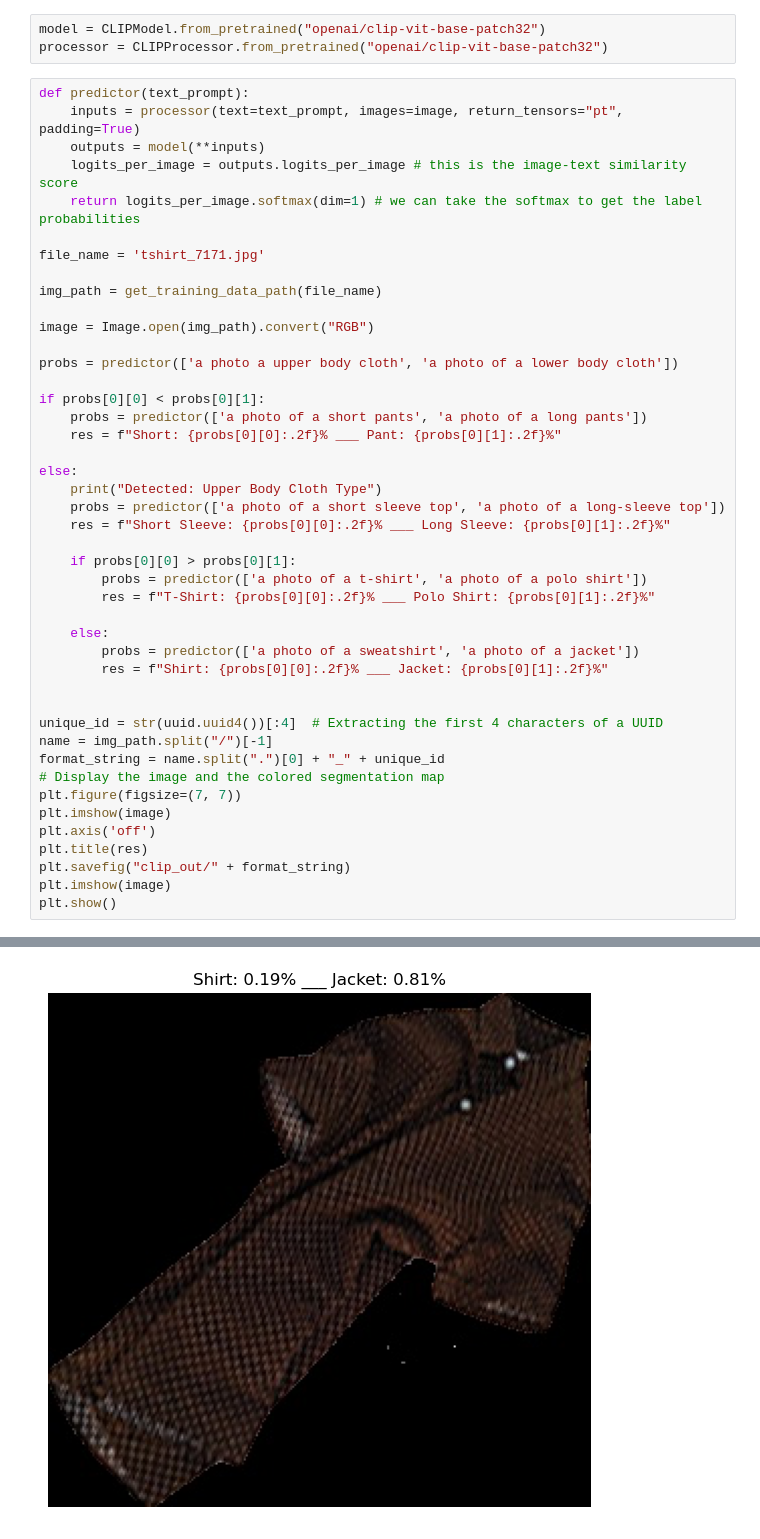
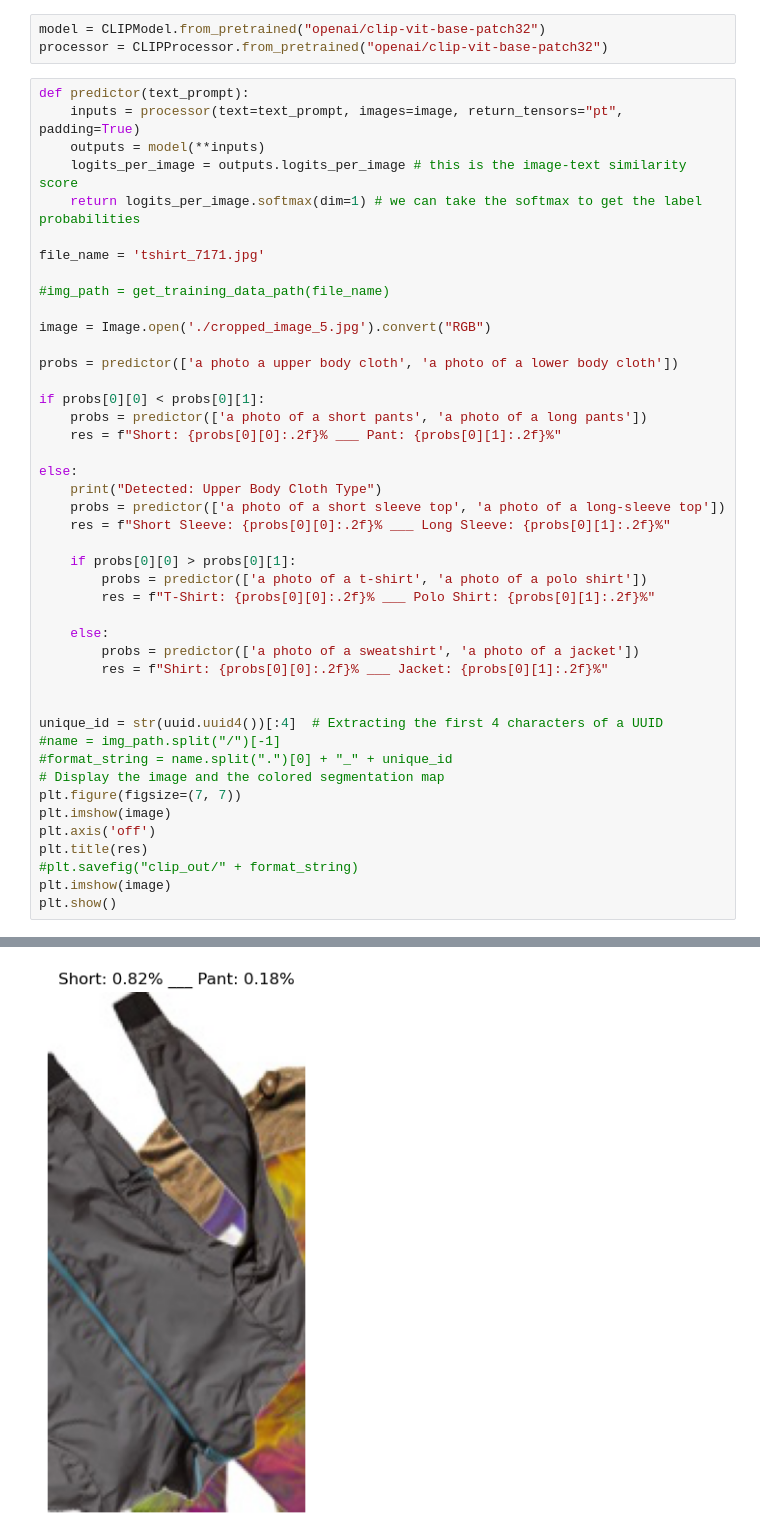
Before and after one commit to kohnmart/master-projekt, a Jupyter notebook: notebooks/pytorch/classifier/clip.ipynb, the cells around one changed output, grey strips where cells are left out. Saved outputs shown, nothing was run; the diff lists cells and outputs as text.

```diff
--- a/notebooks/pytorch/classifier/clip.ipynb
+++ b/notebooks/pytorch/classifier/clip.ipynb
@@ -27,9 +27,9 @@ def predictor(text_prompt):
 
 file_name = 'tshirt_7171.jpg'
 
-img_path = get_training_data_path(file_name)
+#img_path = get_training_data_path(file_name)
 
-image = Image.open(img_path).convert("RGB")
+image = Image.open('./cropped_image_5.jpg').convert("RGB")
 
 probs = predictor(['a photo a upper body cloth', 'a photo of a lower body cloth'])
 
@@ -52,14 +52,14 @@ else:
 
 
 unique_id = str(uuid.uuid4())[:4]  # Extracting the first 4 characters of a UUID
-name = img_path.split("/")[-1]
-format_string = name.split(".")[0] + "_" + unique_id
+#name = img_path.split("/")[-1]
+#format_string = name.split(".")[0] + "_" + unique_id
 # Display the image and the colored segmentation map
 plt.figure(figsize=(7, 7))
 plt.imshow(image)
 plt.axis('off')
 plt.title(res)
-plt.savefig("clip_out/" + format_string)
+#plt.savefig("clip_out/" + format_string)
 plt.imshow(image)
 plt.show()
 # %% [output]
@@ -67 +66 @@ Detected: Upper Body Cloth Type
-[figure, old version]
+[figure, new version]
```
Also changed, not shown: parts of 2 cells of this notebook, 9 other files.
